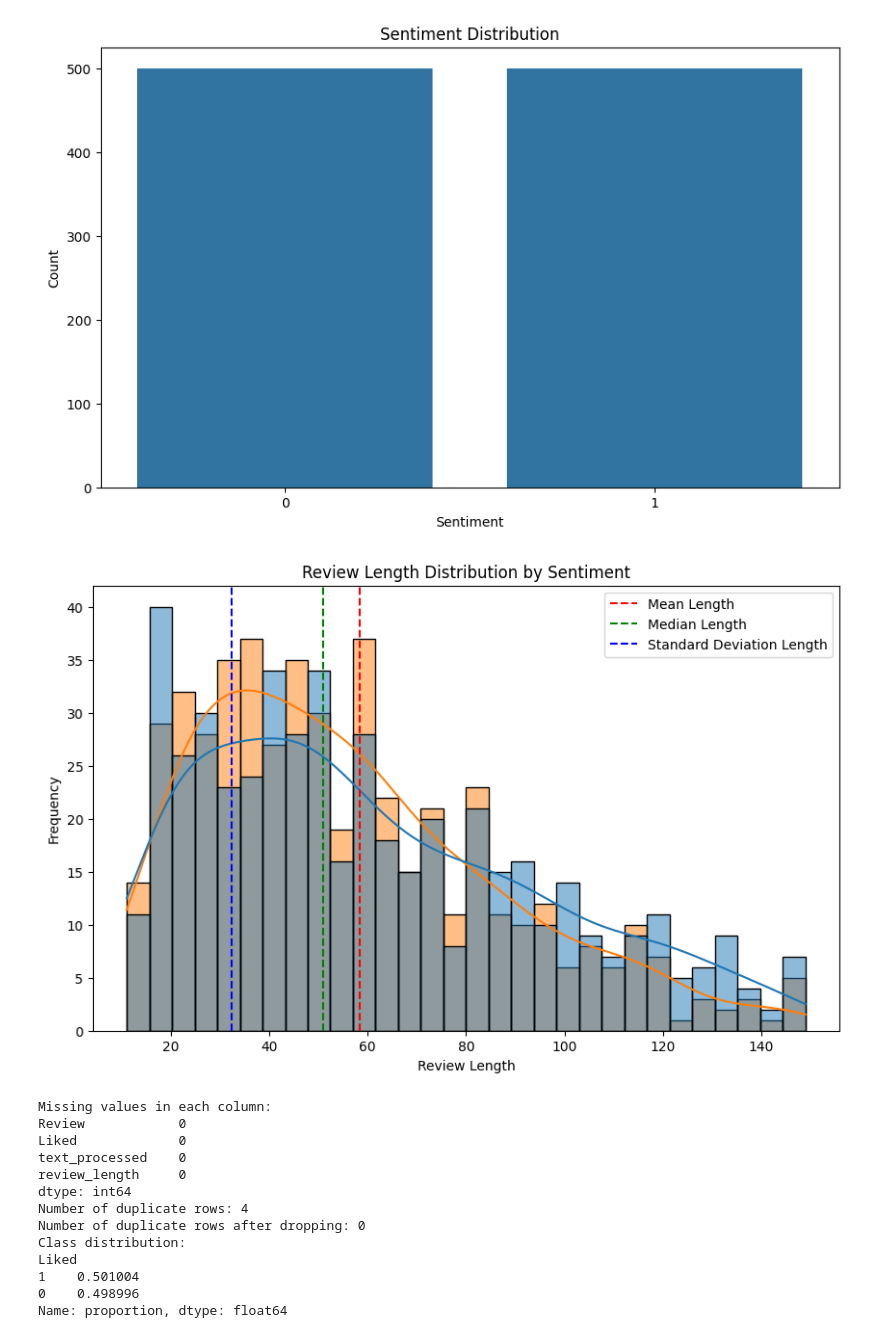
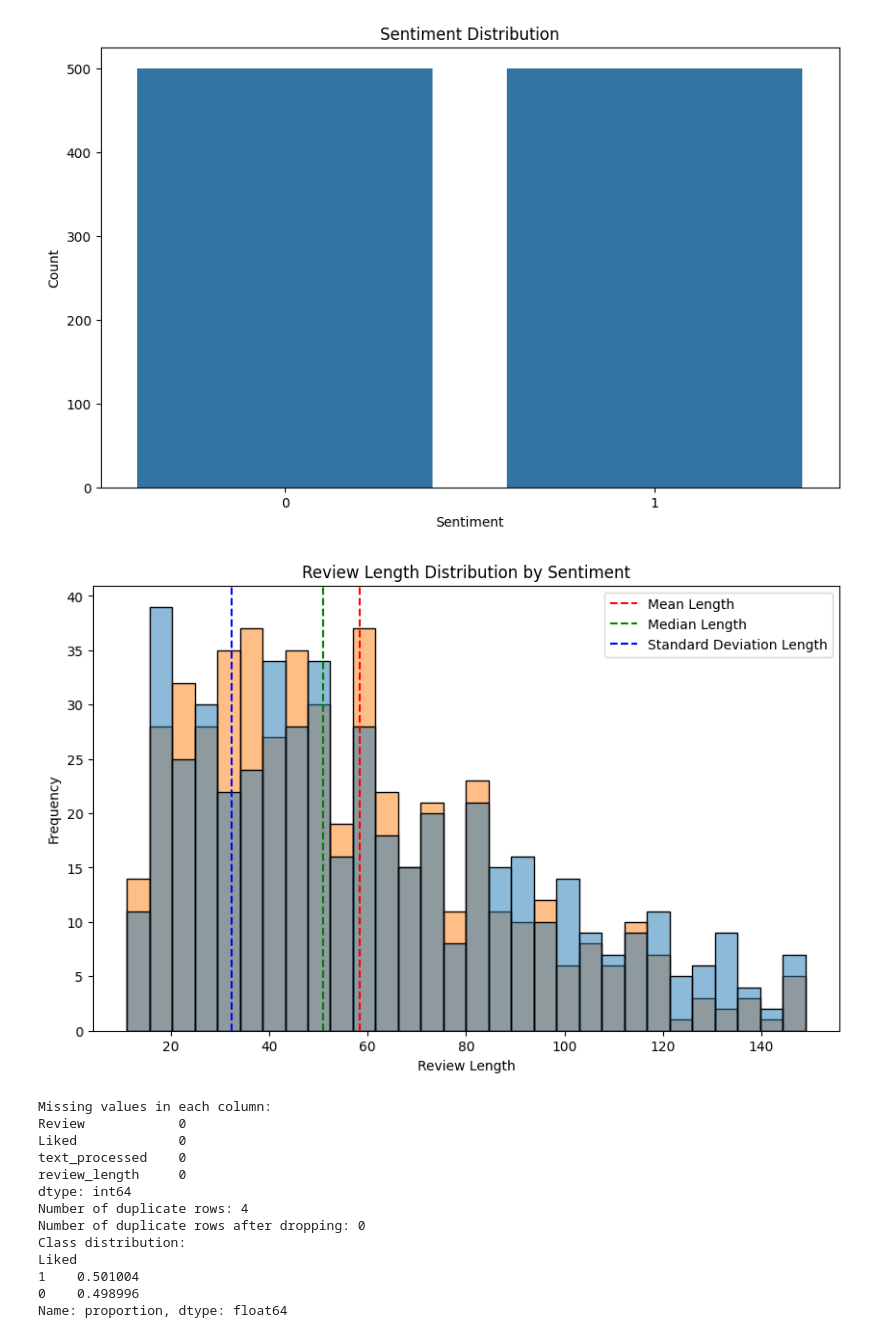
Before and after one commit to zvuk1T/Hospitality---Service---Masterschool-Project, a Jupyter notebook: Notebooks/NLP_Hospitality_Sentiment_Analysis.ipynb, the cells around one changed output. Drawn from its saved outputs; the diff is of its cells as text; code cells hidden in the pictures.

```diff
--- a/Notebooks/NLP_Hospitality_Sentiment_Analysis.ipynb
+++ b/Notebooks/NLP_Hospitality_Sentiment_Analysis.ipynb
@@ -186,18 +167,18 @@ plt.show()
 # %%
 # Analyze review lengths
 df['review_length'] = df['Review'].apply(len) # len counts characters
 plt.figure(figsize=(10, 6))
-sns.histplot(data=df, x='review_length', hue='Liked', bins=30, kde=True)
+sns.histplot(data=df, x='review_length', hue='Liked', bins=30)
 plt.title('Review Length Distribution by Sentiment')
 plt.xlabel('Review Length')
 plt.ylabel('Frequency')
 plt.axvline(df['review_length'].mean(), color='red', linestyle='--', label='Mean Length') # Add a vertical line for mean length
 plt.axvline(df['review_length'].median(), color='green', linestyle='--', label='Median Length') # Add a vertical line for median length
 plt.axvline(df['review_length'].std(), color='blue', linestyle='--', label='Standard Deviation Length') # Add a vertical line for standard deviation length
 plt.legend()
 plt.show()
 # %% [output]
-[figure, old version]
+[figure, new version]
 # %%
 # Summary statistics for review lengths
 df['review_length'].describe()
```
Also changed, not shown: parts of 17 cells of this notebook, 1 other file.
